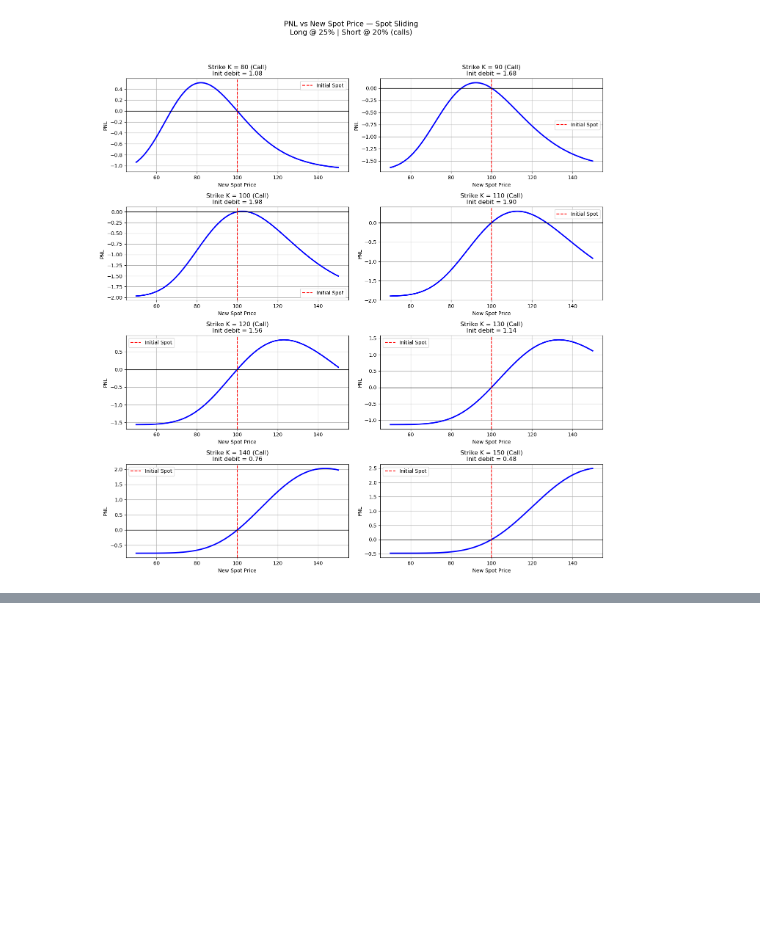
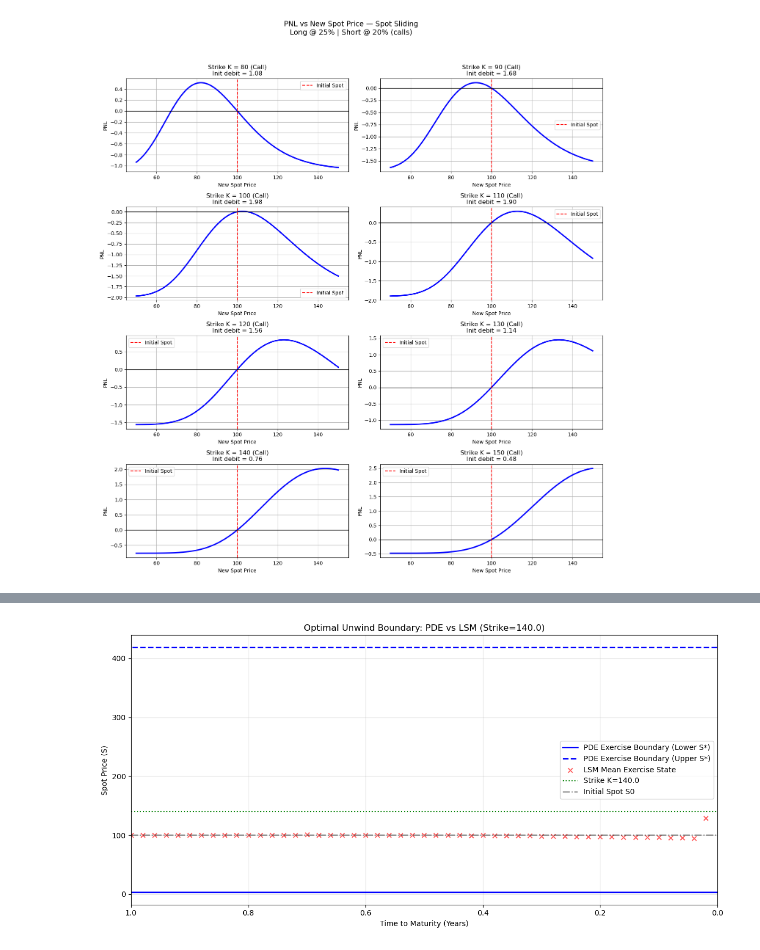
Before and after one commit to jerryxyx/AlphaWorkspace, a Jupyter notebook: project/warrant-vol-management/delivery/test.ipynb, the cells around one changed output, grey strips where cells are left out. Saved outputs shown, nothing was run; the diff lists cells and outputs as text; code cells hidden in the pictures; blank space fills up the shorter version.

```diff
--- a/project/warrant-vol-management/delivery/test.ipynb
+++ b/project/warrant-vol-management/delivery/test.ipynb
@@ -43,0 +108,69 @@ put      150     0.249294     0.249294     0.250818     0.0025   1.52e-03
+# %%
+# Parameters for testing
+S0 = 100.0
+K = 140.0
+T = 1.0
+vol_high = 0.25
+vol_base = 0.20
+sigma_spot = 0.20
+option_type = 'call'
+
+print("=========================================================")
+print(" SCENARIO 1: STATIC PNL CALCULATIONS (Hold to Maturity)  ")
+print("=========================================================")
+print("Description: Compares the theoretical drift of the spread")
+print("against a Monte Carlo simulation if held to maturity T=1.")
+
+theo_pnl = cma.theoretical_expected_pnl(K, vol_high, vol_base, sigma_spot, option_type, S0, T)
+mc_pnl = cma.monte_carlo_expected_pnl(K, vol_high, vol_base, sigma_spot, option_type, n_samples=50000, S0=S0, T=T)
+
+print(f"\nTarget Strike : {K}")
+print(f"Theo E[PnL]   : {theo_pnl:.4f}")
+print(f"MC E[PnL]     : {mc_pnl:.4f}")
+print("Conclusion: The high-vol leg bleeds edge over time. Holding to maturity yields negative or near-zero PnL depending on K.")
+
+print("\n=========================================================")
+print(" SCENARIO 2: OPTIMAL UNWIND (LSM vs PDE)                 ")
+print("=========================================================")
+print("Description: Calculates the maximum expected PnL by finding")
+print("the optimal early-exercise stopping time.")
+
+# Run LSM
+print("\nRunning LSM (Stochastic Regression)...")
+lsm_pnl, lsm_S, lsm_ttm, _ = cma.lsm_optimal_pnl(K, vol_high, vol_base, sigma_spot, option_type, n_paths=5000, n_steps=50, S0=S0, T=T)
+
+# Run PDE
+print("Running PDE (HJB Finite Difference LCP)...")
+pde_pnl, pde_spread, pde_S_min, pde_S_max, pde_ttm = pde_solver.pde_optimal_unwind(K, vol_high, vol_base, sigma_spot, option_type, T=T, S0=S0)
+
+print(f"\nResults for Strike {K}:")
+print(f"LSM Optimal E[PnL] : {lsm_pnl:.4f}")
+print(f"PDE Optimal E[PnL] : {pde_pnl:.4f}")
+print("Conclusion: The PDE avoids the variance of Monte Carlo regression, usually finding a slightly tighter and more accurate optimal value.")
+
+# Graphing the Boundaries
+plt.figure(figsize=(12, 6))
+
+# Plot PDE Boundaries
+plt.plot(pde_ttm, pde_S_min, 'b-', linewidth=2, label='PDE Exercise Boundary (Lower S*)')
+plt.plot(pde_ttm, pde_S_max, 'b--', linewidth=2, label='PDE Exercise Boundary (Upper S*)')
+
+# Plot LSM Boundaries (Mean S*)
+# Note: LSM usually extracts a mean exercise point per time step, not strict upper/lower bounds.
+plt.scatter(lsm_ttm, lsm_S, color='red', marker='x', alpha=0.6, label='LSM Mean Exercise State')
+
+plt.axhline(K, color='green', linestyle=':', label=f'Strike K={K}')
+plt.axhline(S0, color='black', linestyle='-.', alpha=0.5, label='Initial Spot S0')
+
+plt.title(f'Optimal Unwind Boundary: PDE vs LSM (Strike={K})')
+plt.xlabel('Time to Maturity (Years)')
+plt.ylabel('Spot Price (S)')
+plt.xlim(1.0, 0.0) # Standard to show TTM decreasing from left to right
+plt.legend()
+plt.grid(True, alpha=0.3)
+
+plt.tight_layout()
+plt.savefig('pde_vs_lsm_boundary.png', dpi=300)
+print("\n=> Graph saved as 'pde_vs_lsm_boundary.png'")
+plt.show()
+# %% [output]
@@ -43,0 +194 @@ put      150     0.249294     0.249294     0.250818     0.0025   1.52e-03
+[figure, added]
```
Also changed, not shown: parts of 10 cells of this notebook, 5 other files.
